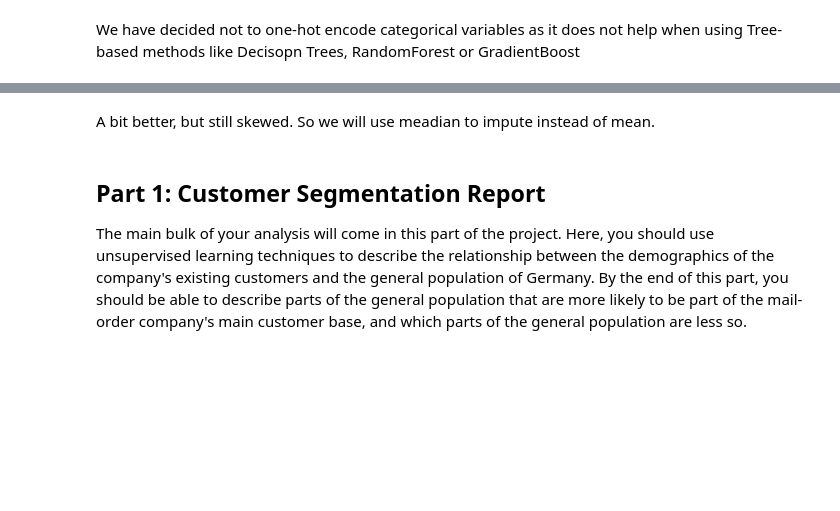
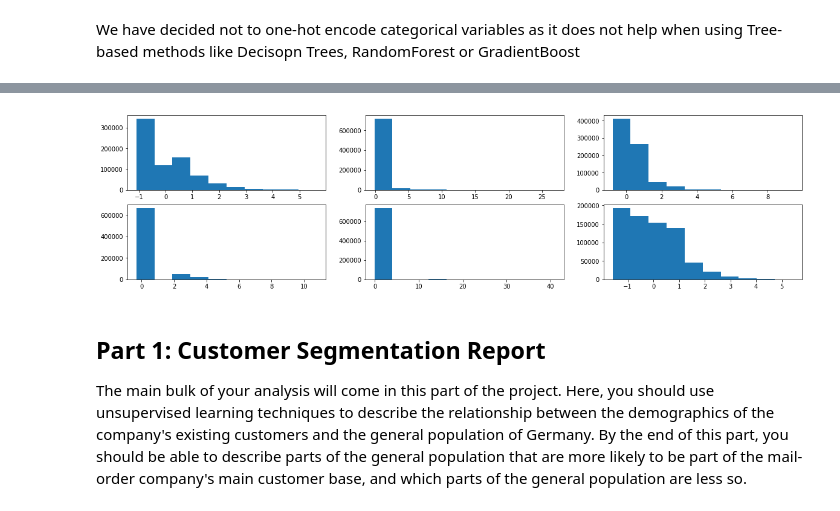
Before and after one commit to santamm/Customer-Segmentation, a Jupyter notebook: Arvato Project Workbook.ipynb, the cells around one changed output, grey strips where cells are left out. Saved outputs shown, nothing was run; the diff lists cells and outputs as text; code cells hidden in the pictures; blank space fills up the shorter version.

```diff
--- a/Arvato Project Workbook.ipynb
+++ b/Arvato Project Workbook.ipynb
@@ -674,7 +811 @@ Therefor we will:
-# %%
-d19_cols = [col for col in azdias if col.startswith('D19')]
-for d19 in d19_cols:
-    print("Column {} has {} nulls".format(d19, azdias[d19].isnull().sum()))
-
-d19_features = ['D19_BANKEN_ONLINE_QUOTE_12', 'D19_GESAMT_ONLINE_QUOTE_12', 'D19_TELKO_ONLINE_QUOTE_12', 'D19_VERSAND_ONLINE_QUOTE_12', 'D19_VERSI_ONLINE_QUOTE_12']
 # %%
@@ -770,18 +845,0 @@ The therendistributiones look all right skewed: when data are very non-normal (a
-# %%
-# Log transform numeric features
-#from sklearn.preprocessing import FunctionTransformer
-def log_transform_numeric(df):
-    """
-
-    """
-    df['ANZ_HAUSHALTE_AKTIV'] = df['ANZ_HAUSHALTE_AKTIV'].apply(lambda x: np.log1p(1+x) if x != np.nan else x)
-    df['ANZ_HH_TITEL'] = df['ANZ_HH_TITEL'].apply(lambda x: np.log1p(1+x) if x != np.nan else x)
-    df['ANZ_PERSONEN'] = df['ANZ_PERSONEN'].apply(lambda x: np.log1p(1+x) if x != np.nan else x)
-    df['ANZ_TITEL'] = df['ANZ_TITEL'].apply(lambda x: np.log1p(1+x) if x != np.nan else x)
-    df['ANZ_KINDER'] = df['ANZ_KINDER'].apply(lambda x: np.log1p(1+x) if x != np.nan else x)
-    df['KBA13_ANZAHL_PKW'] = df['KBA13_ANZAHL_PKW'].apply(lambda x: np.log1p(1+x) if x != np.nan else x)
-    df['ANZ_STATISTISCHE_HAUSHALTE'] = df['ANZ_STATISTISCHE_HAUSHALTE'].apply(lambda x: np.log1p(1+x) if x != np.nan else x)
-
-    return df
-
-azdias = log_transform_numeric(azdias)
@@ -788,18 +950,18 @@ azdias = log_transform_numeric(azdias)
 # %%
-#We can have a look at the distributions of numerical variables again
+#We now can check again the distributions of numerical variables
 plt.figure(figsize=(20,5))
 plt.subplot(2, 3, 1)
-plt.hist(azdias.ANZ_HAUSHALTE_AKTIV.dropna());
+plt.hist(azdias_transformed.ANZ_HAUSHALTE_AKTIV);
 plt.subplot(2, 3, 2)
-plt.hist(azdias.ANZ_HH_TITEL.dropna());
+plt.hist(azdias_transformed.ANZ_HH_TITEL);
 plt.subplot(2, 3, 3)
-plt.hist(azdias.ANZ_PERSONEN.dropna());
+plt.hist(azdias_transformed.ANZ_PERSONEN);
 plt.subplot(2, 3, 4)
-plt.hist(azdias.ANZ_KINDER.dropna());
+plt.hist(azdias_transformed.ANZ_KINDER);
 plt.subplot(2, 3, 5)
-plt.hist(azdias.ANZ_TITEL.dropna());
+plt.hist(azdias_transformed.ANZ_TITEL);
 plt.subplot(2, 3, 6)
-plt.hist(azdias.ANZ_STATISTISCHE_HAUSHALTE.dropna());
+plt.hist(azdias_transformed.ANZ_STATISTISCHE_HAUSHALTE);
 plt.show()
+# %% [output]
+[figure, added]
-# %% [markdown]
-A bit better, but still skewed. So we will use meadian to impute instead of mean.
```
Also changed, not shown: parts of 144 cells of this notebook.
